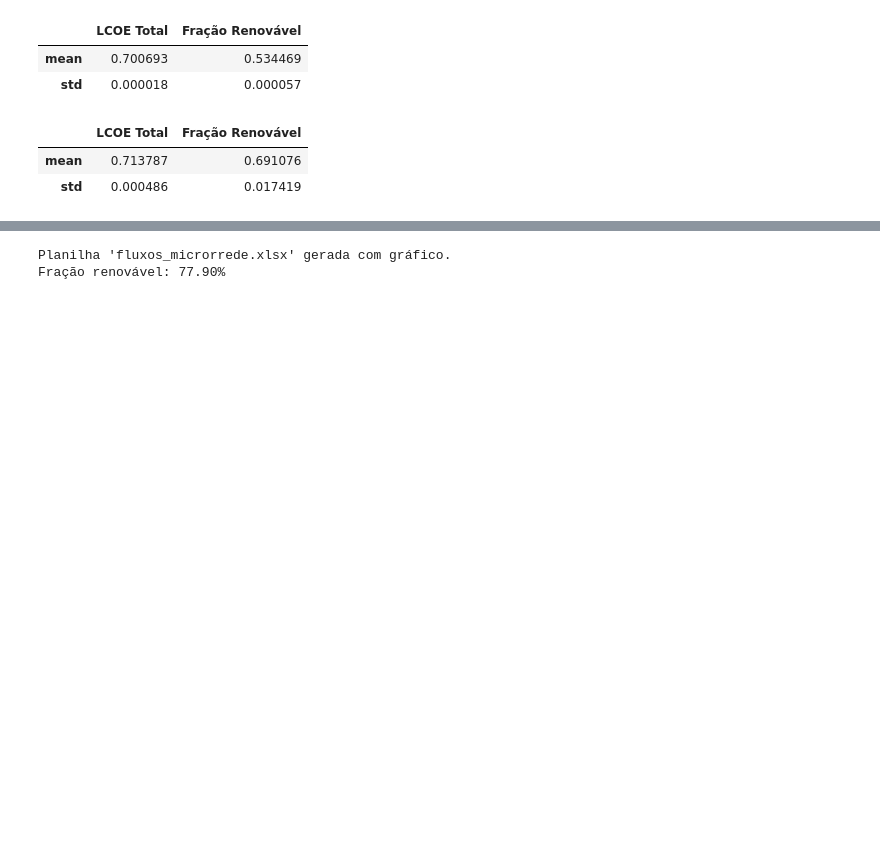
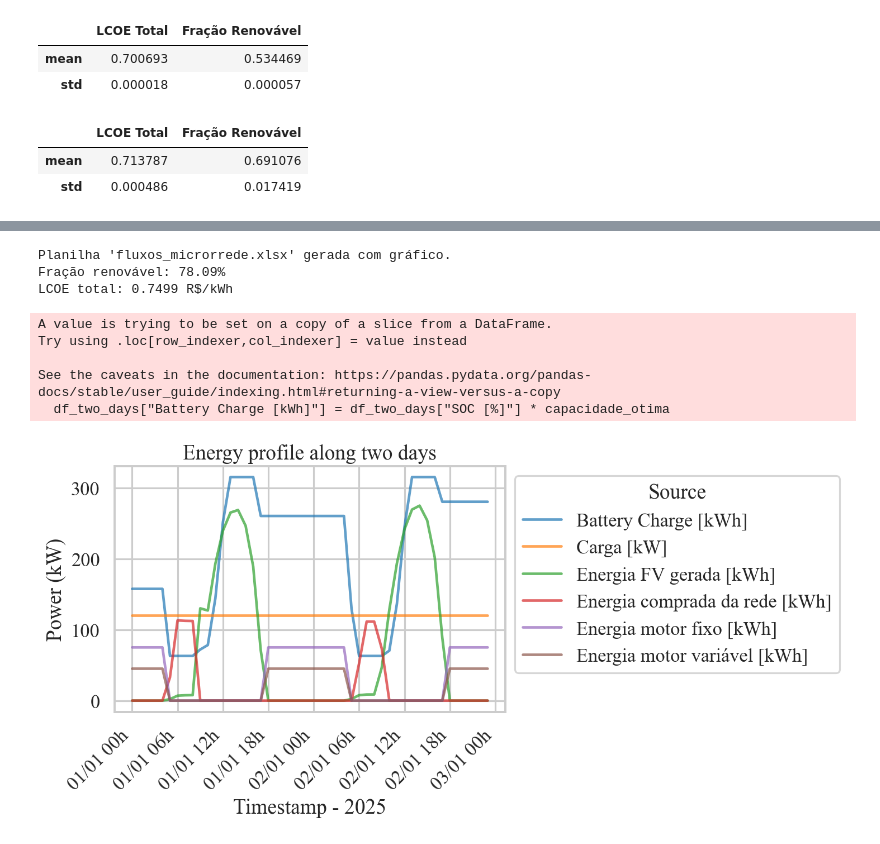
Before and after one commit to 222luke/COMPEVOL, a Jupyter notebook: NSGA_II_Otimização_de_Microrrede_Híbrida.ipynb, the cells around one changed output, grey strips where cells are left out. Saved outputs shown, nothing was run; the diff lists cells and outputs as text; code cells hidden in the pictures; blank space fills up the shorter version.

Commit message:
Optimal point calculation fixes and more plots

```diff
--- a/NSGA_II_Otimização_de_Microrrede_Híbrida.ipynb
+++ b/NSGA_II_Otimização_de_Microrrede_Híbrida.ipynb
@@ -766,7 +788,7 @@ df_pareto_filtered[df_pareto_quantized["Fração Renovável"] >= 0.7].groupby(["
 # %%
 # === Parâmetros ótimos da solução ===
-capacidade_otima = 310
-pot_motor_var = 45
+capacidade_otima = 315.0
+pot_motor_var = 45.0
 
 # === Parâmetros fixos dos motores ===
 nome_motor_fixo = "Motor D"
@@ -788,12 +810,21 @@ taxa = 0.08
 n = 25
 vida_bat = 10
 
-# === CAPEX solar
+# Parâmetros financeiros e físicos
 modules_per_string = 20
 strings_per_inverter = 32
-capex_solar = modules_per_string * strings_per_inverter * 550 * 1.85
-capex_bat = capacidade_otima * 2.4
-capex_total = capex_solar + capex_bat
+custo_modulo = 550
+valor_FV = 3
+valor_BESS = 5
+valor_BIOG = 3
+OM_FV = 0.02
+OM_BESS = 0.02
+OM_BIOG = 0.2
+
+capex_solar = modules_per_string * strings_per_inverter * custo_modulo * valor_FV
+capex_bat = (capacidade_otima/3)* valor_BESS
+capex_BIOG = valor_BIOG * (resultado_otimo["pot_motor_fixo"] + pot_motor_var)
+capex_total = capex_solar + capex_bat + capex_BIOG
 
 # === Energia útil
 energia_util = (
@@ -801,12 +832,15 @@ energia_util = (
     resultado_otimo["energia_suprida_bateria"].sum() +
     resultado_otimo["energia_comprada_rede"].sum() +
     resultado_otimo["energia_suprida_gerador_fixo"].sum() +
-    resultado_otimo["energia_suprida_gerador_var"].sum()
+    resultado_otimo["energia_suprida_gerador_var"].sum() +
+    resultado_otimo["energia_injetada_solar"].sum()
 )
+
+#energia_util = carga.sum() + resultado["energia_injetada_solar"].sum()        # solar consumida pela rede
 
 # === VPLs
 vpl_reposicoes = sum(capex_bat / ((1 + taxa) ** ano) for ano in range(vida_bat, n + 1, vida_bat))
-opex_anual = 0.02 * capex_bat + 0.02 * capex_solar
+opex_anual = OM_BESS * capex_bat + OM_FV * capex_solar + OM_BIOG * capex_BIOG
 vpl_opex = sum(opex_anual / ((1 + taxa) ** ano) for ano in range(1, n + 1))
 
 ultima_sub = max([ano for ano in range(vida_bat, n + 1, vida_bat) if ano <= n], default=0)
@@ -900,8 +934,6 @@ df_resumo = pd.DataFrame({
     "Custo total de demanda [R$/ano]": [custo_total_demanda],
 })
 
-
-
 # === Salvar Excel com imagem
 with pd.ExcelWriter("fluxos_microrrede.xlsx", engine="openpyxl") as writer:
     df_fluxos.to_excel(writer, sheet_name="Fluxo Horário")
@@ -914,6 +946,35 @@ wb.save("fluxos_microrrede.xlsx")
 
 print("Planilha 'fluxos_microrrede.xlsx' gerada com gráfico.")
 print(f"Fração renovável: {fracao_renovavel:.2%}")
+print(f"LCOE total: {lcoe_final:.4f} R$/kWh")
 # %% [output]
 Planilha 'fluxos_microrrede.xlsx' gerada com gráfico.
-Fração renovável: 77.90%
+Fração renovável: 78.09%
+LCOE total: 0.7499 R$/kWh
+# %%
+df_two_days = df_fluxos.iloc[:48]
+df_two_days["Battery Charge [kWh]"] = df_two_days["SOC [%]"] * capacidade_otima
+df_two_days = df_two_days[["Battery Charge [kWh]", "Carga [kW]", "Energia FV gerada [kWh]",
+                           "Energia comprada da rede [kWh]", "Energia motor fixo [kWh]",
+                           "Energia motor variável [kWh]"]]
+df_two_days["Datetime"] = df_two_days.index
+
+df_two_days = df_two_days.melt(id_vars=["Datetime"], var_name="Categoria", value_name="Valor")
+
+fig, ax = plt.subplots(1, 1, figsize=(10,5))
+sns.lineplot(data=df_two_days, x="Datetime", y="Valor", hue="Categoria", palette="tab10", alpha=0.7)
+plt.title("Energy profile along two days")
+plt.legend(title="Source")
+sns.move_legend(ax, "upper left", bbox_to_anchor=(1, 1))
+plt.xlabel("Timestamp - 2025"); plt.ylabel("Power (kW)")
+plt.xticks(rotation=45, ha="right")
+ax.set_xticklabels(["01/01 00h", "01/01 06h", "01/01 12h", "01/01 18h", "02/01 00h", "02/01 06h", "02/01 12h", "02/01 18h", "03/01 00h"])
+plt.grid(True); plt.tight_layout(); plt.show()
+#plt.savefig("pareto_fronts_biss_post_q.pdf")
+# %% [output]
+A value is trying to be set on a copy of a slice from a DataFrame.
+Try using .loc[row_indexer,col_indexer] = value instead
+
+See the caveats in the documentation: https://pandas.pydata.org/pandas-docs/stable/user_guide/indexing.html#returning-a-view-versus-a-copy
+  df_two_days["Battery Charge [kWh]"] = df_two_days["SOC [%]"] * capacidade_otima
+[figure, added]
```
Also changed, not shown: parts of 5 cells of this notebook, 2 other files.
